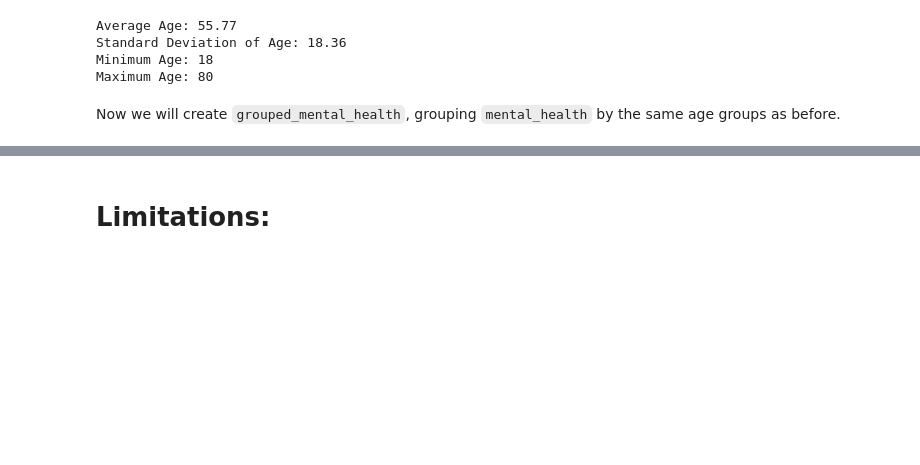
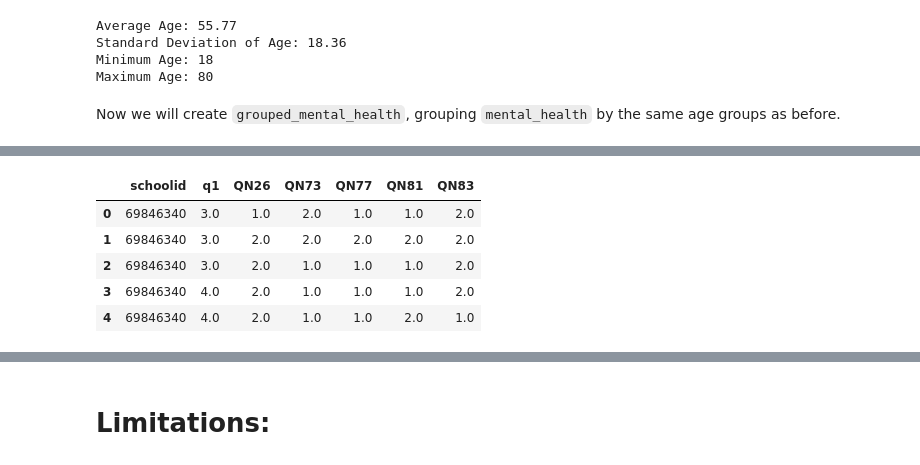
Before and after one commit to rem388/DataScienceProject, a Jupyter notebook: Phase2.ipynb, the cells around one changed output, grey strips where cells are left out. Saved outputs shown, nothing was run; the diff lists cells and outputs as text; code cells hidden in the pictures; blank space fills up the shorter version.

```diff
--- a/Phase2.ipynb
+++ b/Phase2.ipynb
@@ -452,0 +538,11 @@ grouped_mental_health: mental_health data grouped by age group
+# %%
+youth_mental_health = pd.read_csv("data/BRFSS/youth_mental_health.csv")
+
+youth_mental_health.head()
+# %% [output]
+|  | schoolid | q1 | QN26 | QN73 | QN77 | QN81 | QN83 |
+| 0 | 69846340 | 3.0 | 1.0 | 2.0 | 1.0 | 1.0 | 2.0 |
+| 1 | 69846340 | 3.0 | 2.0 | 2.0 | 2.0 | 2.0 | 2.0 |
+| 2 | 69846340 | 3.0 | 2.0 | 1.0 | 1.0 | 1.0 | 2.0 |
+| 3 | 69846340 | 4.0 | 2.0 | 1.0 | 1.0 | 1.0 | 2.0 |
+| 4 | 69846340 | 4.0 | 2.0 | 1.0 | 1.0 | 2.0 | 1.0 |
```
Also changed, not shown: parts of 16 cells of this notebook, 1 other file.
